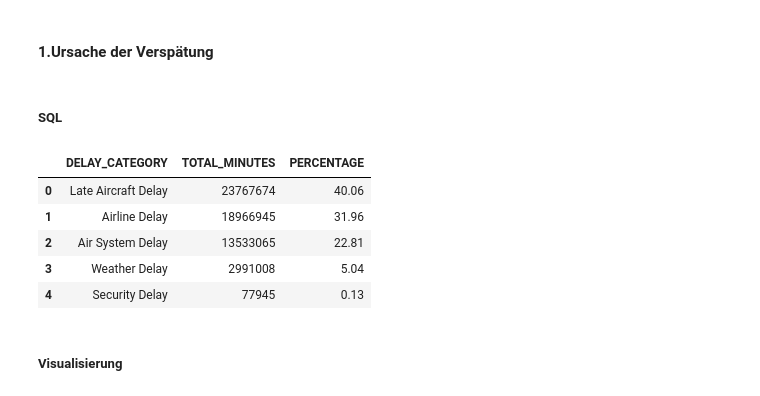
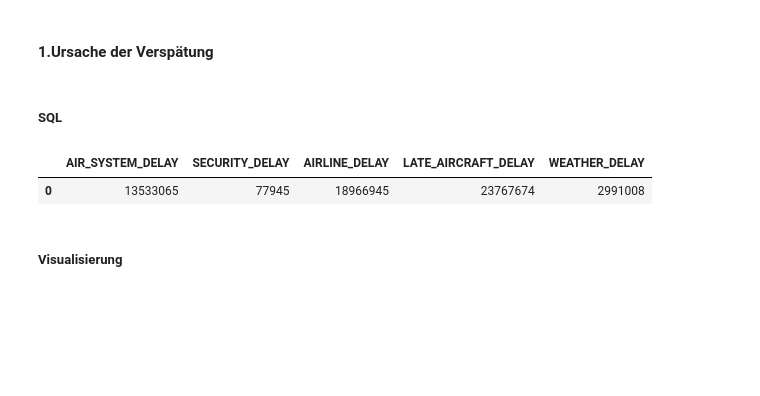
Before and after one commit to Oreo7985/HU-Data-Warehousing, a Jupyter notebook: uebung3/Python-Oracle-Pandas-Primer/Ueb3.ipynb, the cells around one changed output. Cells and saved outputs as stored; diff of their text form; code cells hidden in the pictures; blank space fills up the shorter version.

```diff
--- a/uebung3/Python-Oracle-Pandas-Primer/Ueb3-Primer-pandas-oracle.ipynb
+++ b/uebung3/Python-Oracle-Pandas-Primer/Ueb3.ipynb
@@ -123,41 +123,51 @@ print(df.to_string())
 # %% [markdown]
 ##### SQL
 # %%
+# Old Query
+#
+# query1_1 = """
+# SELECT
+#     CASE
+#         WHEN delay_type = 'air_system_delay' THEN 'Air System Delay'
+#         WHEN delay_type = 'security_delay' THEN 'Security Delay'
+#         WHEN delay_type = 'airline_delay' THEN 'Airline Delay'
+#         WHEN delay_type = 'late_aircraft_delay' THEN 'Late Aircraft Delay'
+#         WHEN delay_type = 'weather_delay' THEN 'Weather Delay'
+#     END as delay_category,
+#     SUM(delay_minutes) as total_minutes,
+#     ROUND(SUM(delay_minutes) * 100.0 / SUM(SUM(delay_minutes)) OVER (), 2) as percentage
+# FROM (
+#     SELECT 'air_system_delay' as delay_type, COALESCE(air_system_delay, 0) as delay_minutes FROM delays
+#     UNION ALL
+#     SELECT 'security_delay', COALESCE(security_delay, 0) FROM delays
+#     UNION ALL
+#     SELECT 'airline_delay', COALESCE(airline_delay, 0) FROM delays
+#     UNION ALL
+#     SELECT 'late_aircraft_delay', COALESCE(late_aircraft_delay, 0) FROM delays
+#     UNION ALL
+#     SELECT 'weather_delay', COALESCE(weather_delay, 0) FROM delays
+# ) unpivoted
+# GROUP BY delay_type
+# HAVING SUM(delay_minutes) > 0
+# ORDER BY total_minutes DESC
+# """
+
+# New Query
 query1_1 = """
 SELECT
-    CASE
-        WHEN delay_type = 'air_system_delay' THEN 'Air System Delay'
-        WHEN delay_type = 'security_delay' THEN 'Security Delay'
-        WHEN delay_type = 'airline_delay' THEN 'Airline Delay'
-        WHEN delay_type = 'late_aircraft_delay' THEN 'Late Aircraft Delay'
-        WHEN delay_type = 'weather_delay' THEN 'Weather Delay'
-    END as delay_category,
-    SUM(delay_minutes) as total_minutes,
-    ROUND(SUM(delay_minutes) * 100.0 / SUM(SUM(delay_minutes)) OVER (), 2) as percentage
-FROM (
-    SELECT 'air_system_delay' as delay_type, COALESCE(air_system_delay, 0) as delay_minutes FROM delays
-    UNION ALL
-    SELECT 'security_delay', COALESCE(security_delay, 0) FROM delays
-    UNION ALL
-    SELECT 'airline_delay', COALESCE(airline_delay, 0) FROM delays
-    UNION ALL
-    SELECT 'late_aircraft_delay', COALESCE(late_aircraft_delay, 0) FROM delays
-    UNION ALL
-    SELECT 'weather_delay', COALESCE(weather_delay, 0) FROM delays
-) unpivoted
-GROUP BY delay_type
-HAVING SUM(delay_minutes) > 0
-ORDER BY total_minutes DESC
+SUM(air_system_delay) AS air_system_delay,
+SUM(security_delay) AS security_delay,
+SUM(airline_delay) AS airline_delay,
+SUM(late_aircraft_delay) AS late_aircraft_delay,
+SUM(weather_delay) AS weather_delay
+FROM delays d
+WHERE d.arrival_delay > 0
 """
 df1_1 = run_query(query1_1)
 df1_1
 # %% [output]
-|  | DELAY_CATEGORY | TOTAL_MINUTES | PERCENTAGE |
-| 0 | Late Aircraft Delay | 23767674 | 40.06 |
-| 1 | Airline Delay | 18966945 | 31.96 |
-| 2 | Air System Delay | 13533065 | 22.81 |
-| 3 | Weather Delay | 2991008 | 5.04 |
-| 4 | Security Delay | 77945 | 0.13 |
+|  | AIR_SYSTEM_DELAY | SECURITY_DELAY | AIRLINE_DELAY | LATE_AIRCRAFT_DELAY | WEATHER_DELAY |
+| 0 | 13533065 | 77945 | 18966945 | 23767674 | 2991008 |
 # %% [markdown]
 ##### Visualisierung
 # %% [markdown]
```
Also changed, not shown: parts of 22 cells of this notebook, 8 other files.
